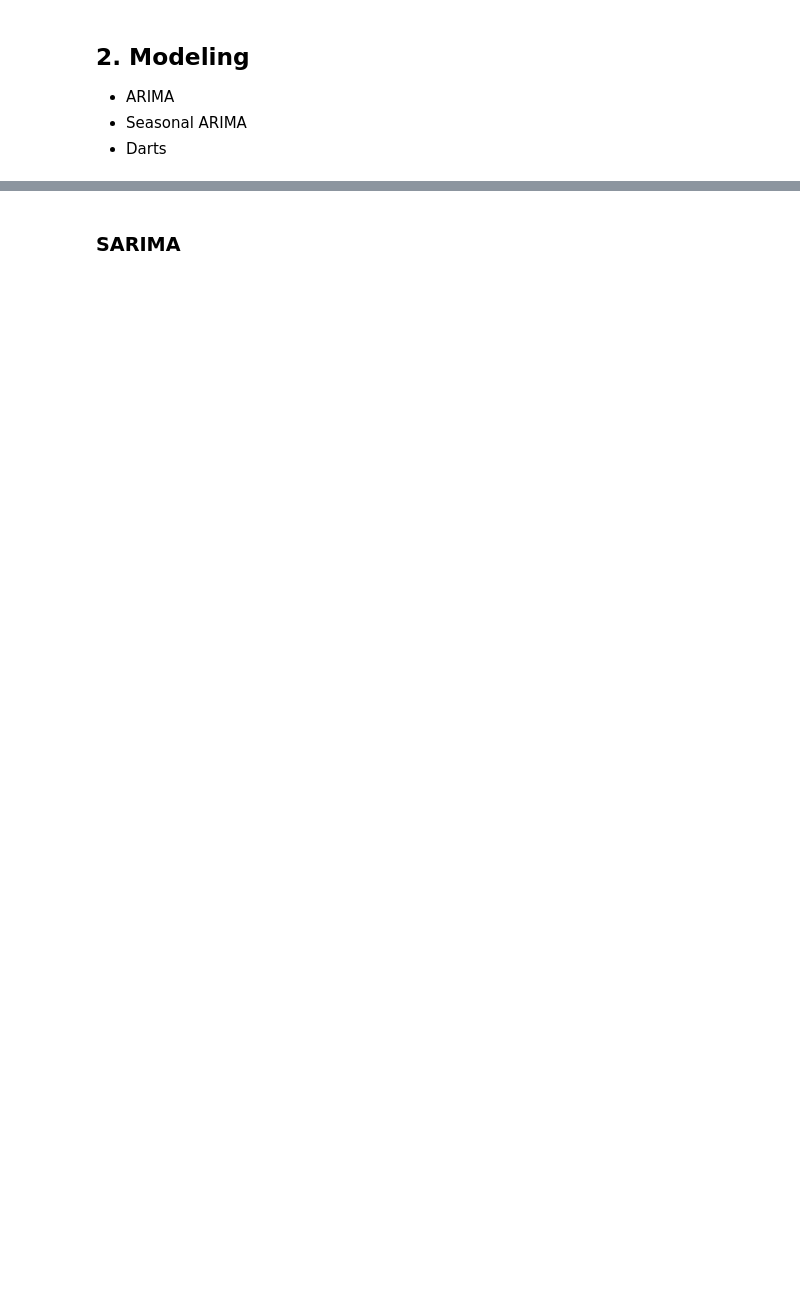
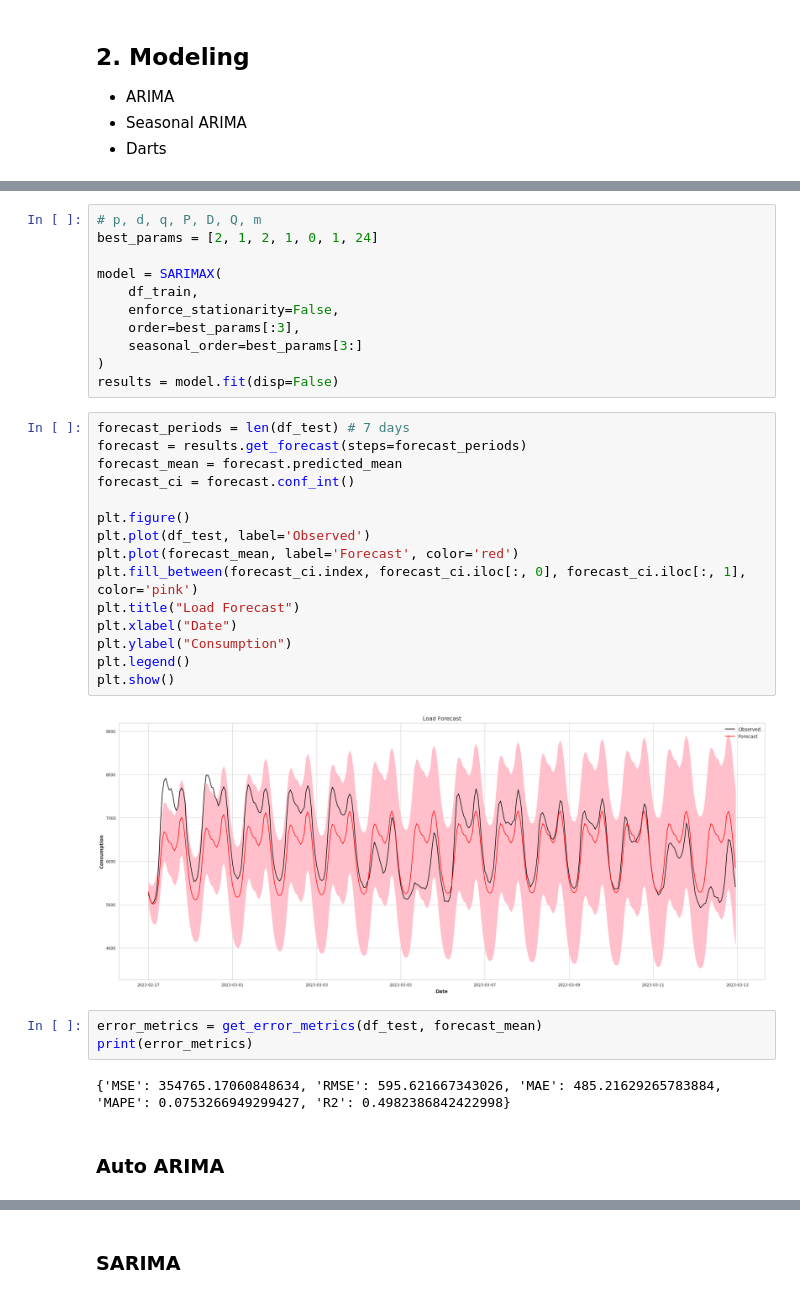
Before and after one commit to Mnpr/TimeSeriesAnalysis, a Jupyter notebook: src/notebook_dataset1.ipynb, the cells around one changed output, grey strips where cells are left out. Saved outputs shown, nothing was run; the diff lists cells and outputs as text; blank space fills up the shorter version.

```diff
--- a/src/notebook_dataset1.ipynb
+++ b/src/notebook_dataset1.ipynb
@@ -110 +255,36 @@ False
+# %%
+# p, d, q, P, D, Q, m
+best_params = [2, 1, 2, 1, 0, 1, 24]
+
+model = SARIMAX(
+    df_train,
+    enforce_stationarity=False,
+    order=best_params[:3],
+    seasonal_order=best_params[3:]
+)
+results = model.fit(disp=False)
+# %%
+forecast_periods = len(df_test) # 7 days
+forecast = results.get_forecast(steps=forecast_periods)
+forecast_mean = forecast.predicted_mean
+forecast_ci = forecast.conf_int()
+
+plt.figure()
+plt.plot(df_test, label='Observed')
+plt.plot(forecast_mean, label='Forecast', color='red')
+plt.fill_between(forecast_ci.index, forecast_ci.iloc[:, 0], forecast_ci.iloc[:, 1], color='pink')
+plt.title("Load Forecast")
+plt.xlabel("Date")
+plt.ylabel("Consumption")
+plt.legend()
+plt.show()
+# %% [output]
+[figure, added]
+# %%
+error_metrics = get_error_metrics(df_test, forecast_mean)
+print(error_metrics)
+# %% [output]
+{'MSE': 354765.17060848634, 'RMSE': 595.621667343026, 'MAE': 485.21629265783884, 'MAPE': 0.0753266949299427, 'R2': 0.4982386842422998}
+# %% [markdown]
+### Auto ARIMA
 # %%
```
Also changed, not shown: parts of 30 cells of this notebook, 1 other file.
